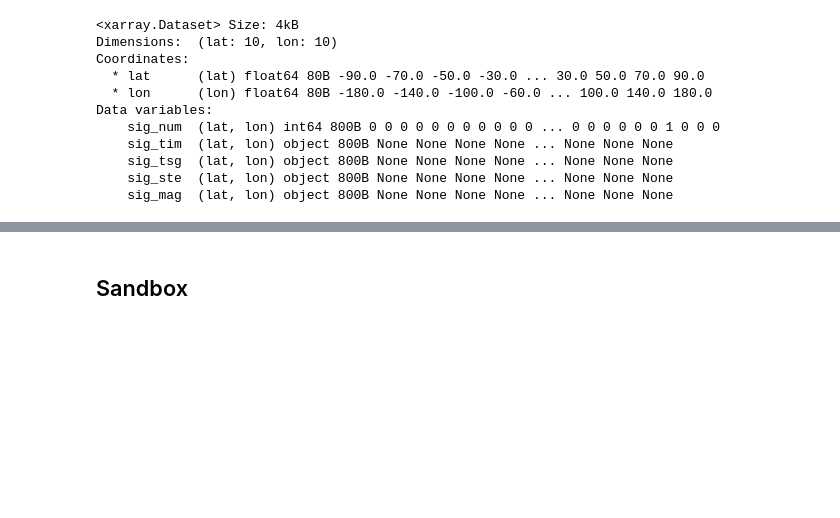
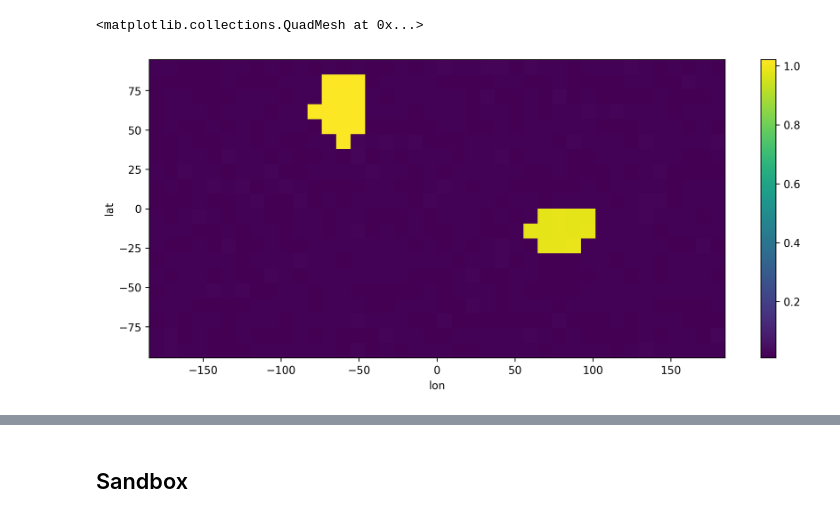
Before and after one commit to tipmip-hub/ponds, a Jupyter notebook: tutorials/synthetic_data.ipynb, the cells around one changed output, grey strips where cells are left out. Drawn from its saved outputs; the diff is of its cells as text; code cells hidden in the pictures; blank space fills up the shorter version.

```diff
--- a/tutorials/synthetic_data.ipynb
+++ b/tutorials/synthetic_data.ipynb
@@ -1,2 +1,8 @@
+# %%
+# Prerequisites
+import matplotlib.pyplot as plt
+
+plt.rcParams["figure.dpi"] = 300
+plt.rcParams["figure.figsize"] = (12, 5)
 # %%
 import numpy as np
@@ -8,27 +15,18 @@ from ponds import PONDS
 # %%
-pd = PONDS(lat_size=10,
-           lon_size=10,
-           time_size=100,
-            n_shifts=3)
+pd = PONDS(lat_size=20,
+           lon_size=40,
+           time_size=200,
+           )
 
-#num = pd.ts_param["sig_num"].values
-#times = pd.ts_param["sig_tim"].values
-#steepness = pd.ts_param["sig_ste"].values
 
-#print(num)
-#print(times)
-#print(steepness)
-
-pd.generate_shifts()
+pd.add_shift(random_seed=1,
+             shape_method=GAUSS,
+             shift_method=SIGMOID)
+pd.add_shift(random_seed=6,
+             shape_method=GAUSS,
+             shift_method=SIGMOID)
-# %% [output]
-<xarray.Dataset> Size: 4kB
-Dimensions:  (lat: 10, lon: 10)
-Coordinates:
-  * lat      (lat) float64 80B -90.0 -70.0 -50.0 -30.0 ... 30.0 50.0 70.0 90.0
-  * lon      (lon) float64 80B -180.0 -140.0 -100.0 -60.0 ... 100.0 140.0 180.0
-Data variables:
-    sig_num  (lat, lon) int64 800B 0 0 0 0 0 0 0 0 0 0 0 ... 0 0 0 0 0 0 1 0 0 0
-    sig_tim  (lat, lon) object 800B None None None None ... None None None
-    sig_tsg  (lat, lon) object 800B None None None None ... None None None
-    sig_ste  (lat, lon) object 800B None None None None ... None None None
-    sig_mag  (lat, lon) object 800B None None None None ... None None None
+# %%
+pd.data.max(dim="time").plot()
+# %% [output]
+<matplotlib.collections.QuadMesh at 0x...>
+[figure, added]
```
Also changed, not shown: parts of 9 cells of this notebook, 4 other files.
